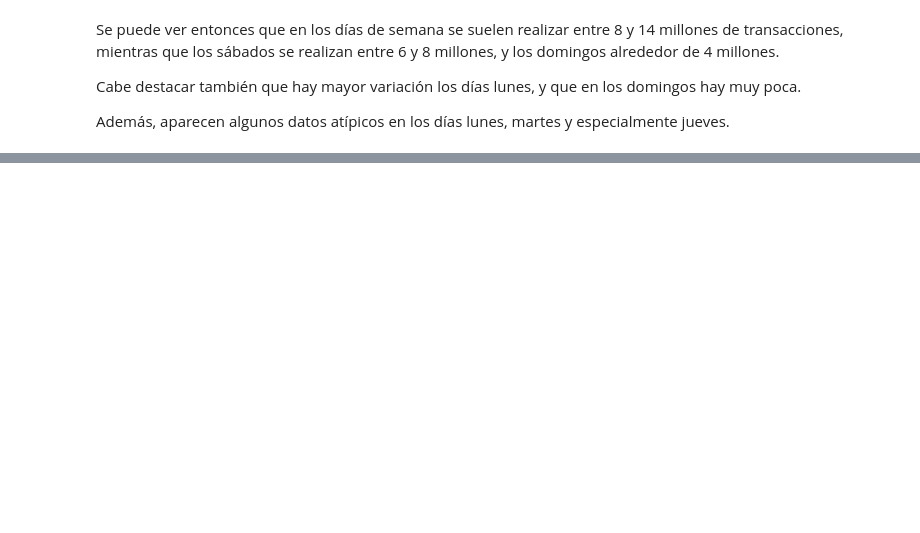
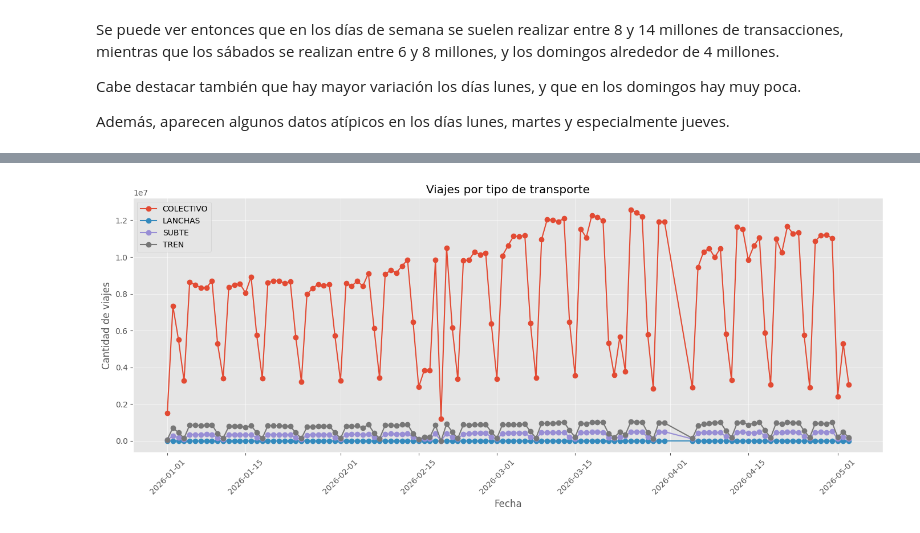
Before and after one commit to NachoGalle/Analisis-del-transporte-publico-en-Argentina, a Jupyter notebook: notebooks/eda_1.ipynb, the cells around one changed output, grey strips where cells are left out. Saved outputs shown, nothing was run; the diff lists cells and outputs as text; code cells hidden in the pictures; blank space fills up the shorter version.

```diff
--- a/notebooks/eda_1.ipynb
+++ b/notebooks/eda_1.ipynb
@@ -130,0 +155,17 @@ Además, aparecen algunos datos atípicos en los días lunes, martes y especialm
+# %%
+fig, ax = plt.subplots(figsize=(14, 6))
+
+for tipo in df_tipos['TIPO_TRANSPORTE'].unique():
+    data = df_tipos[df_tipos['TIPO_TRANSPORTE'] == tipo]
+    ax.plot(data['DIA_TRANSPORTE'], data['CANTIDAD'], label=tipo, marker='o')
+
+ax.set_xlabel('Fecha')
+ax.set_ylabel('Cantidad de viajes')
+ax.set_title('Viajes por tipo de transporte')
+ax.legend(loc='best')
+ax.grid(True, alpha=0.6)
+plt.xticks(rotation=45)
+plt.tight_layout()
+plt.show()
+# %% [output]
+[figure, added]
```
Also changed, not shown: parts of 13 cells of this notebook.
